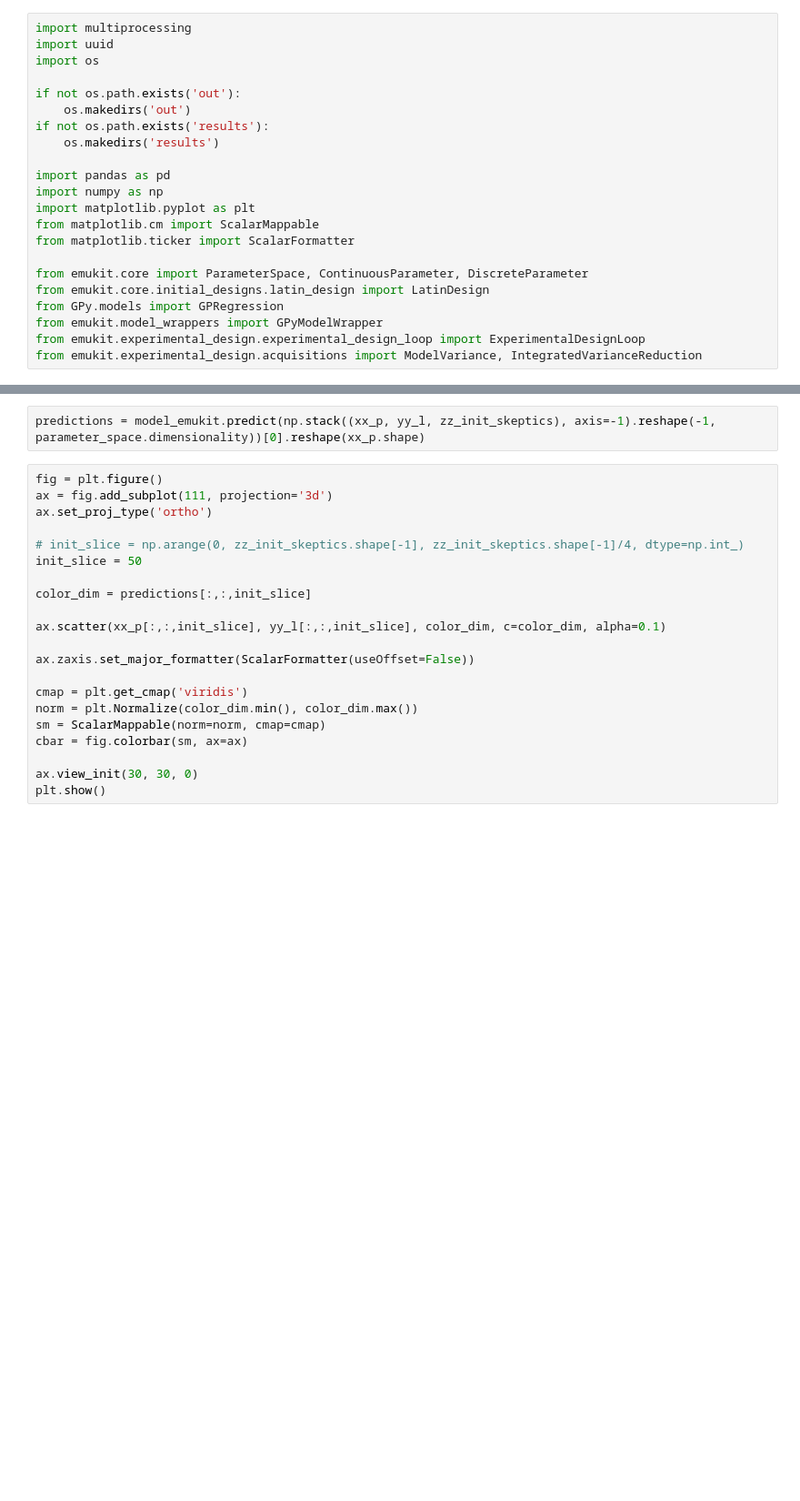
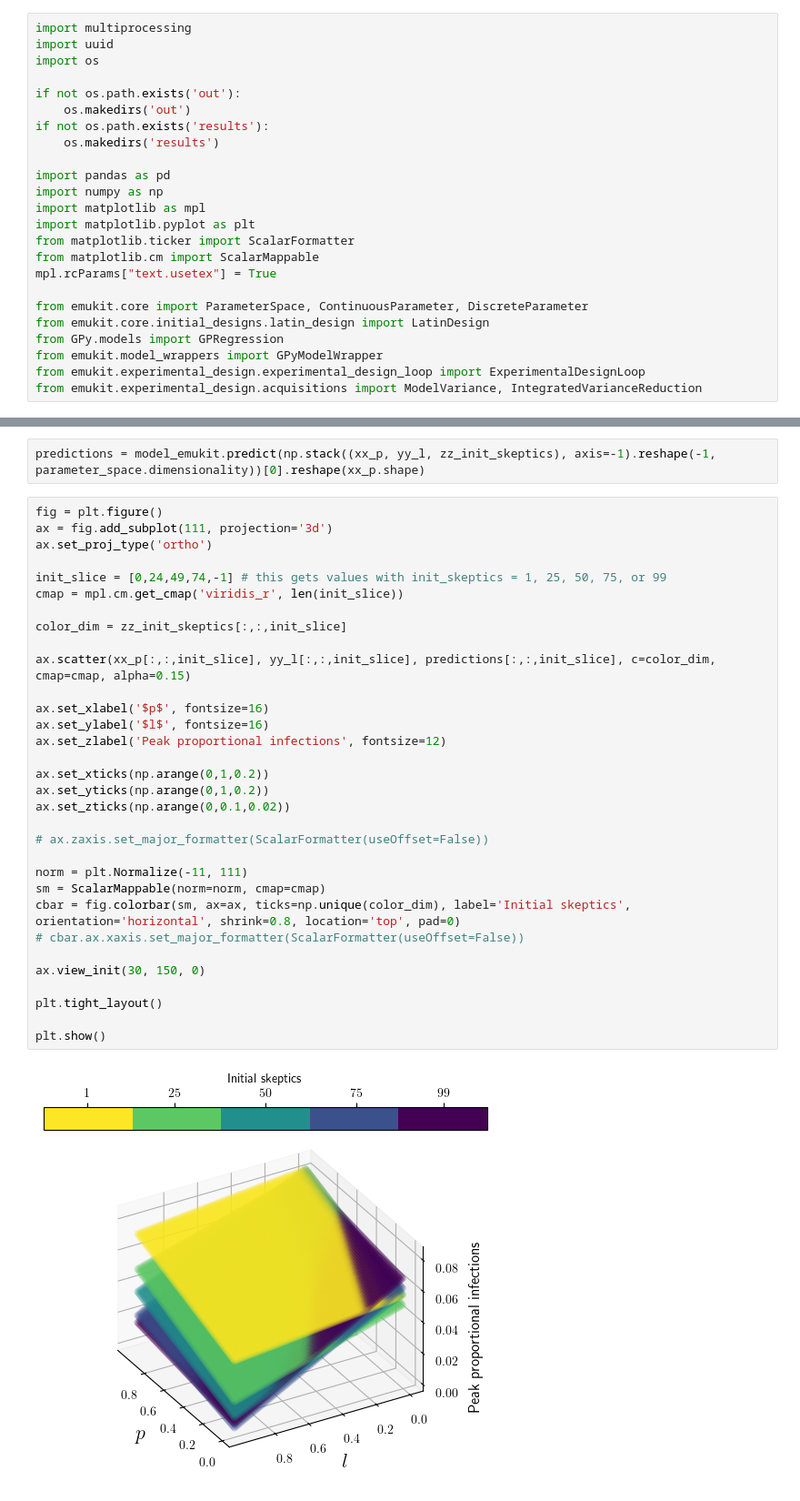
Before and after one commit to gkim65/FRED_misinformation, a Jupyter notebook: gp.ipynb, the cells around one changed output, grey strips where cells are left out. Shown: that part at 91% size. Cells and saved outputs as stored; diff of their text form; blank space fills up the shorter version.

Commit message:
matplotlib go brrr

```diff
--- a/gp.ipynb
+++ b/gp.ipynb
@@ -10,9 +10,11 @@ if not os.path.exists('results'):
 
 import pandas as pd
 import numpy as np
+import matplotlib as mpl
 import matplotlib.pyplot as plt
+from matplotlib.ticker import ScalarFormatter
 from matplotlib.cm import ScalarMappable
-from matplotlib.ticker import ScalarFormatter
+mpl.rcParams["text.usetex"] = True
 
 from emukit.core import ParameterSpace, ContinuousParameter, DiscreteParameter
 from emukit.core.initial_designs.latin_design import LatinDesign
@@ -124,21 +184,34 @@ predictions = model_emukit.predict(np.stack((xx_p, yy_l, zz_init_skeptics), axis
 # %%
 fig = plt.figure()
 ax = fig.add_subplot(111, projection='3d')
 ax.set_proj_type('ortho')
 
-# init_slice = np.arange(0, zz_init_skeptics.shape[-1], zz_init_skeptics.shape[-1]/4, dtype=np.int_)
-init_slice = 50
+init_slice = [0,24,49,74,-1] # this gets values with init_skeptics = 1, 25, 50, 75, or 99
+cmap = mpl.cm.get_cmap('viridis_r', len(init_slice))
 
-color_dim = predictions[:,:,init_slice]
+color_dim = zz_init_skeptics[:,:,init_slice]
 
-ax.scatter(xx_p[:,:,init_slice], yy_l[:,:,init_slice], color_dim, c=color_dim, alpha=0.1)
+ax.scatter(xx_p[:,:,init_slice], yy_l[:,:,init_slice], predictions[:,:,init_slice], c=color_dim, cmap=cmap, alpha=0.15)
 
-ax.zaxis.set_major_formatter(ScalarFormatter(useOffset=False))
+ax.set_xlabel('$p$', fontsize=16)
+ax.set_ylabel('$l$', fontsize=16)
+ax.set_zlabel('Peak proportional infections', fontsize=12)
 
-cmap = plt.get_cmap('viridis')
-norm = plt.Normalize(color_dim.min(), color_dim.max())
+ax.set_xticks(np.arange(0,1,0.2))
+ax.set_yticks(np.arange(0,1,0.2))
+ax.set_zticks(np.arange(0,0.1,0.02))
+
+# ax.zaxis.set_major_formatter(ScalarFormatter(useOffset=False))
+
+norm = plt.Normalize(-11, 111)
 sm = ScalarMappable(norm=norm, cmap=cmap)
-cbar = fig.colorbar(sm, ax=ax)
+cbar = fig.colorbar(sm, ax=ax, ticks=np.unique(color_dim), label='Initial skeptics', orientation='horizontal', shrink=0.8, location='top', pad=0)
+# cbar.ax.xaxis.set_major_formatter(ScalarFormatter(useOffset=False))
 
-ax.view_init(30, 30, 0)
+ax.view_init(30, 150, 0)
+
+plt.tight_layout()
+
 plt.show()
+# %% [output]
+[figure, added]
```
Also changed, not shown: parts of 5 cells of this notebook.
